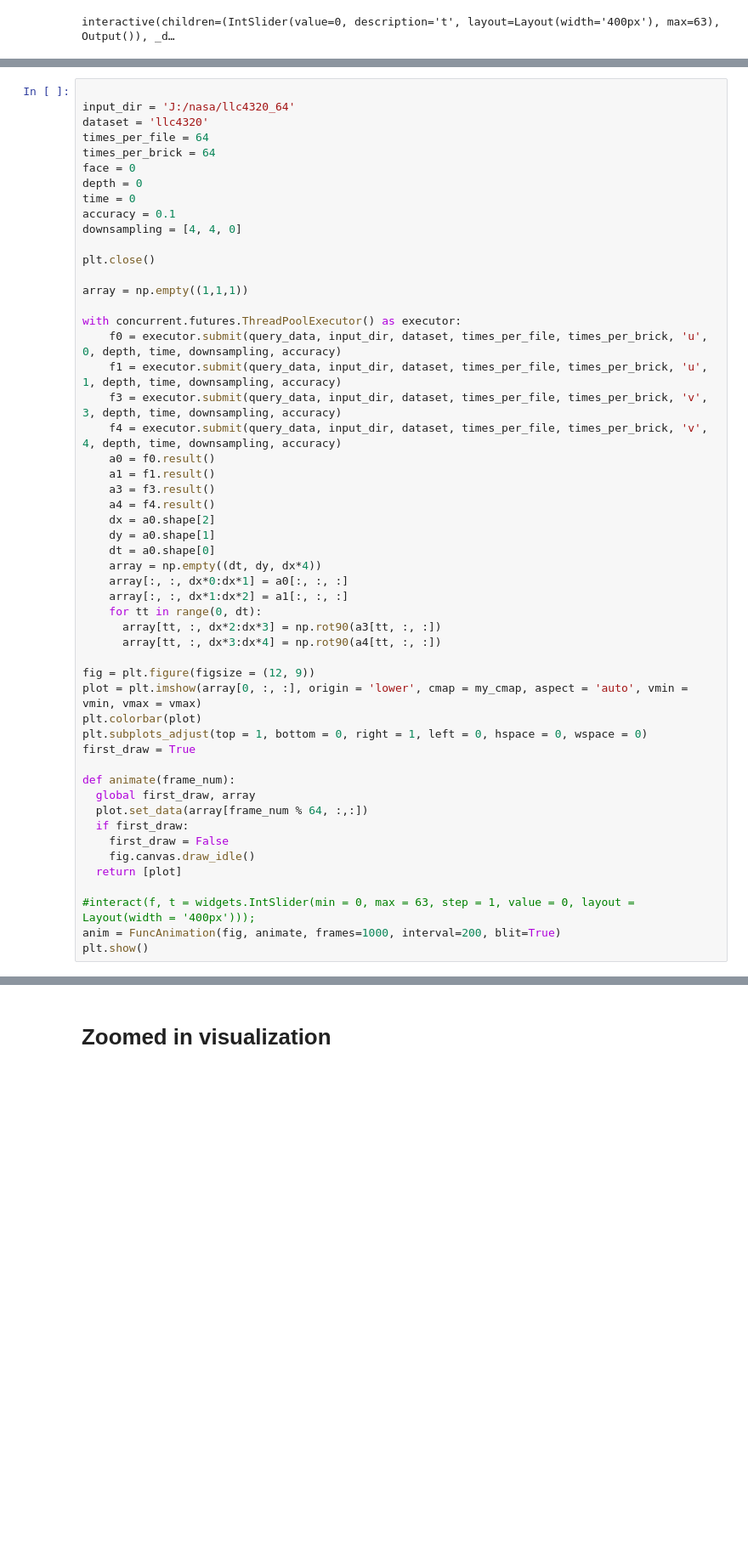
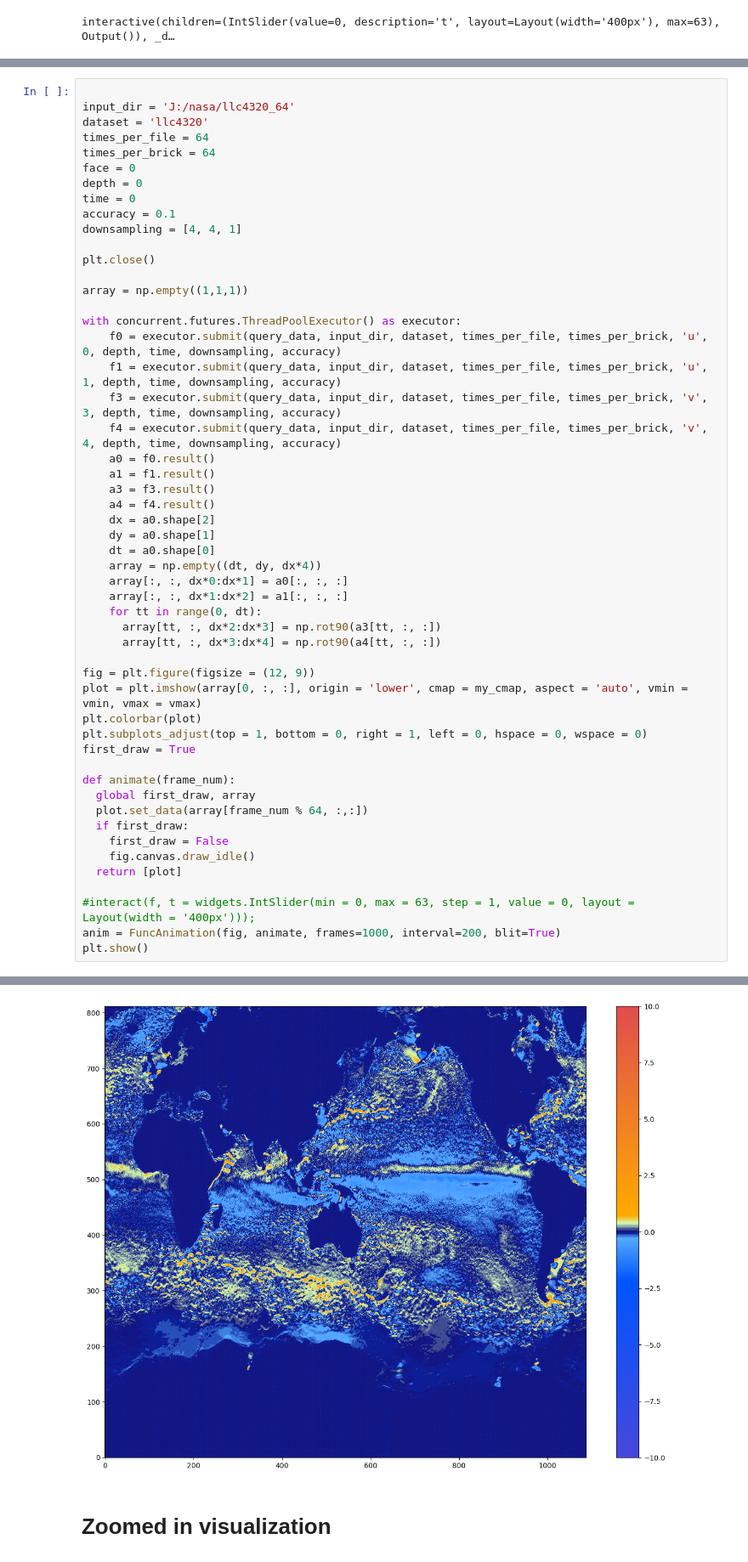
Before and after one commit to hoang-dt/nasa-encoding-framework, a Jupyter notebook: notebooks/test-llc4320.ipynb, the cells around one changed output, grey strips where cells are left out. Shown at 85% size. Saved outputs shown, nothing was run; the diff lists cells and outputs as text; blank space fills up the shorter version.

```diff
--- a/notebooks/test-llc4320.ipynb
+++ b/notebooks/test-llc4320.ipynb
@@ -321,7 +321,7 @@ face = 0
 depth = 0
 time = 0
 accuracy = 0.1
-downsampling = [4, 4, 0]
+downsampling = [4, 4, 1]
 
 plt.close()
 
@@ -373,3 +371,4 @@ J:/nasa/llc4320_64/llc4320/v-face-4-depth-0-time-0-64.idx2
+[figure, added]
 # %% [markdown]
 # Zoomed in visualization
 # %%
```
Also changed, not shown: parts of 5 cells of this notebook, 2 other files.
